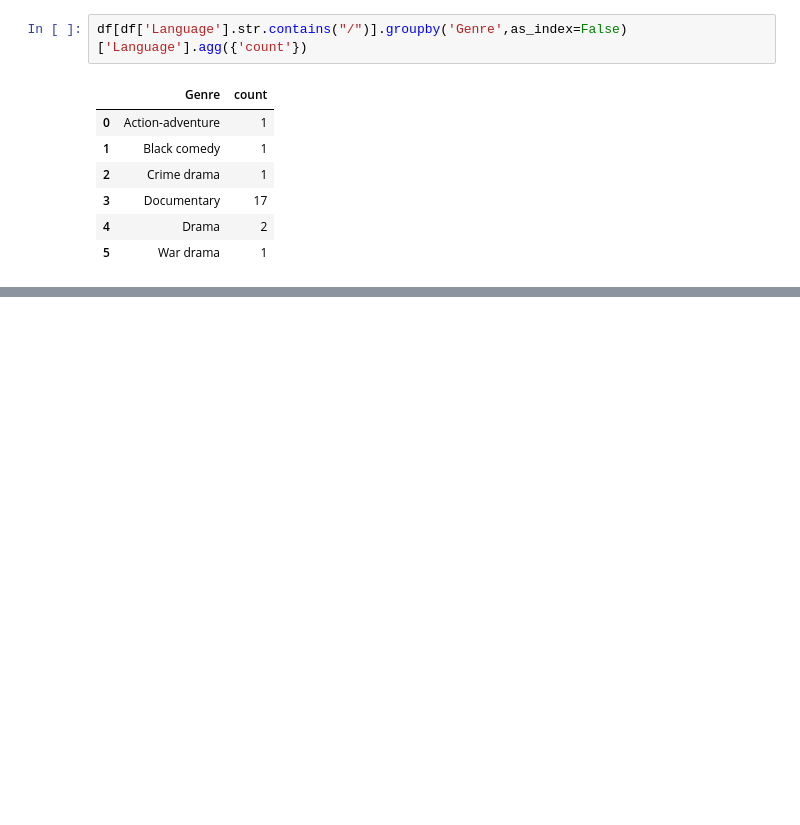
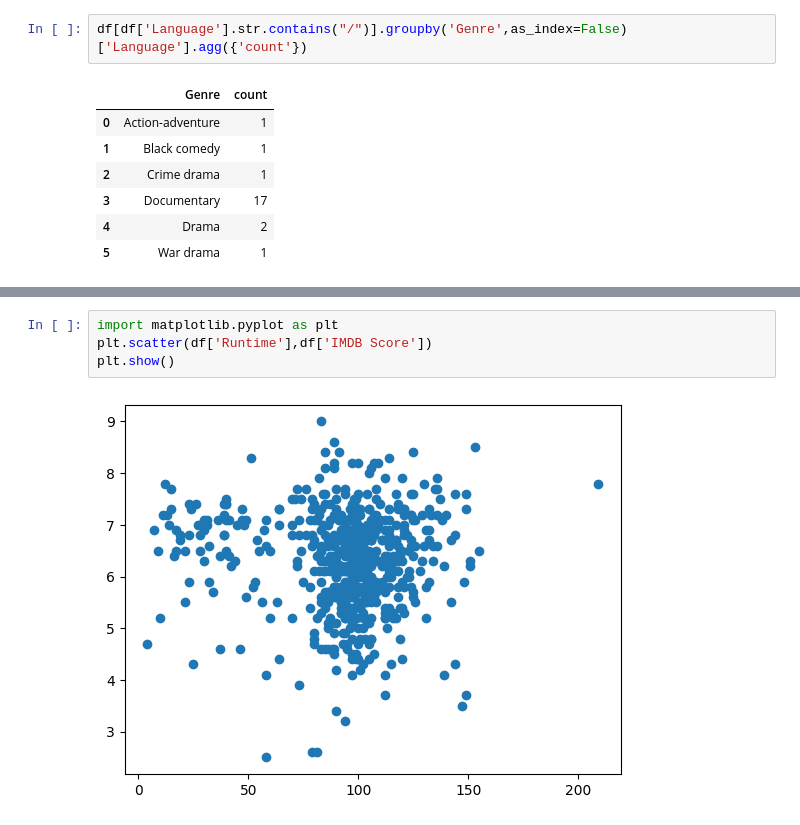
Before and after one commit to dnlsyfq/kaggle_netflix, a Jupyter notebook: notebook553b4a7c37.ipynb, the cells around one changed output, grey strips where cells are left out. Drawn from its saved outputs; the diff is of its cells as text; blank space fills up the shorter version.

```diff
--- a/notebook553b4a7c37.ipynb
+++ b/notebook553b4a7c37.ipynb
@@ -65,0 +138,6 @@ df['Language'][0].find("/")
+# %%
+import matplotlib.pyplot as plt
+plt.scatter(df['Runtime'],df['IMDB Score'])
+plt.show()
+# %% [output]
+[figure, added]
```
Also changed, not shown: parts of 10 cells of this notebook.
